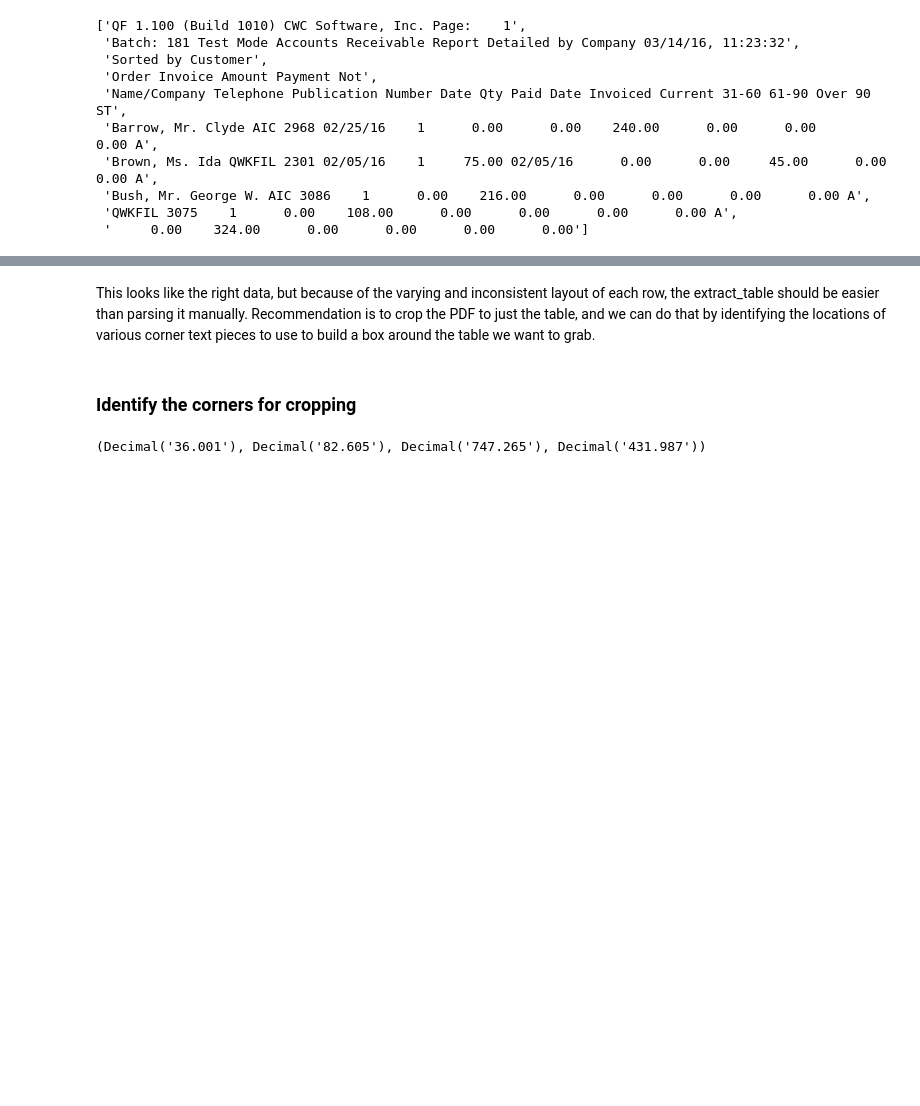
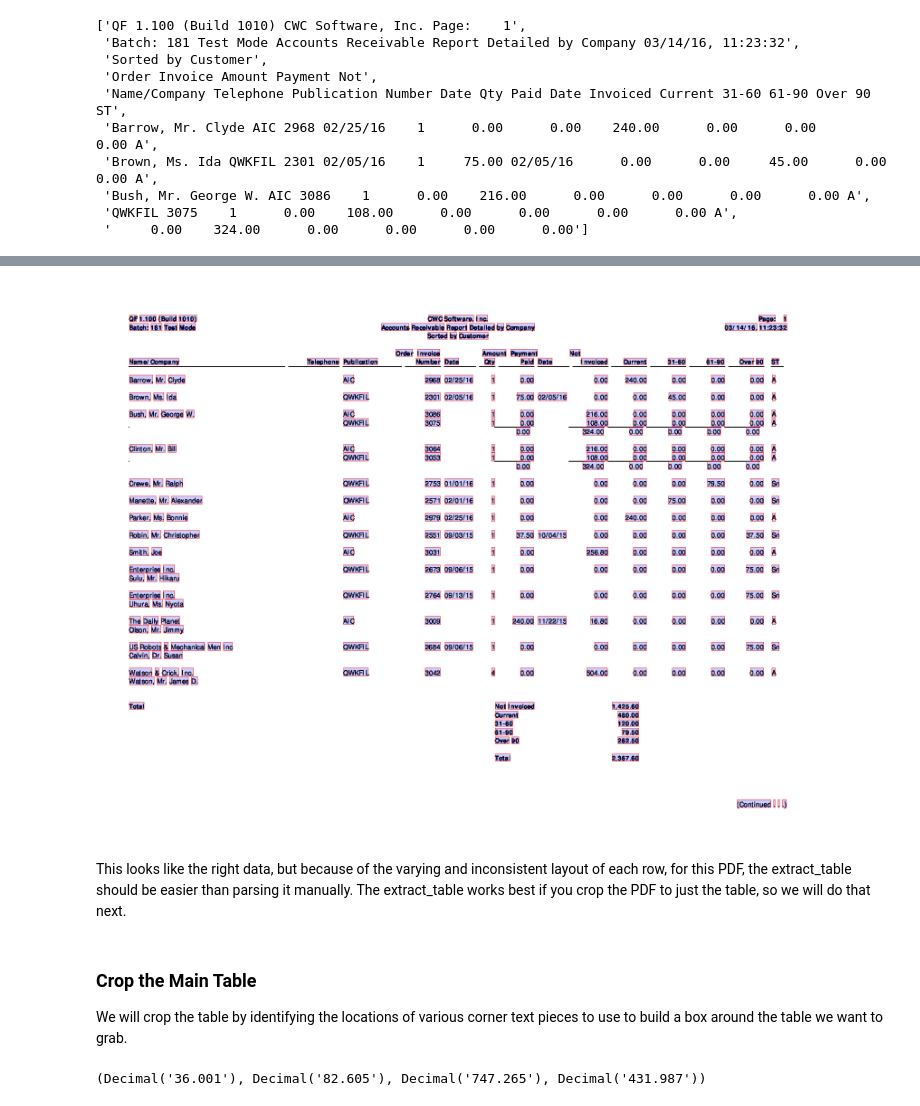
Before and after one commit to danshorstein/python4cpas, a Jupyter notebook: 03_parsing_pdf_files/AR Aging - working.ipynb, the cells around one changed output, grey strips where cells are left out. Saved outputs shown, nothing was run; the diff lists cells and outputs as text; code cells hidden in the pictures; blank space fills up the shorter version.

```diff
--- a/03_parsing_pdf_files/AR Aging - working.ipynb
+++ b/03_parsing_pdf_files/AR Aging - working.ipynb
@@ -51,7 +50,12 @@ rows[:10]
+# %%
+first_page.to_image(resolution=150).outline_words()
+# %% [output]
+[figure, added]
 # %% [markdown]
-This looks like the right data, but because of the varying and inconsistent layout of each row, the extract_table should be easier than parsing it manually. Recommendation is to crop the PDF to just the table, and we can do that by identifying the locations of various corner text pieces to use to build a box around the table we want to grab.
+This looks like the right data, but because of the varying and inconsistent layout of each row, for this PDF, the extract_table should be easier than parsing it manually. The extract_table works best if you crop the PDF to just the table, so we will do that next.
-# %% [markdown]
-### Identify the corners for cropping
+# %% [markdown]
+### Crop the Main Table
+We will crop the table by identifying the locations of various corner text pieces to use to build a box around the table we want to grab.
 # %%
 with pdfplumber.open(pdf_file) as pdf:
     first_page = pdf.pages[0]
```
Also changed, not shown: parts of 36 cells of this notebook, 1 other file.
